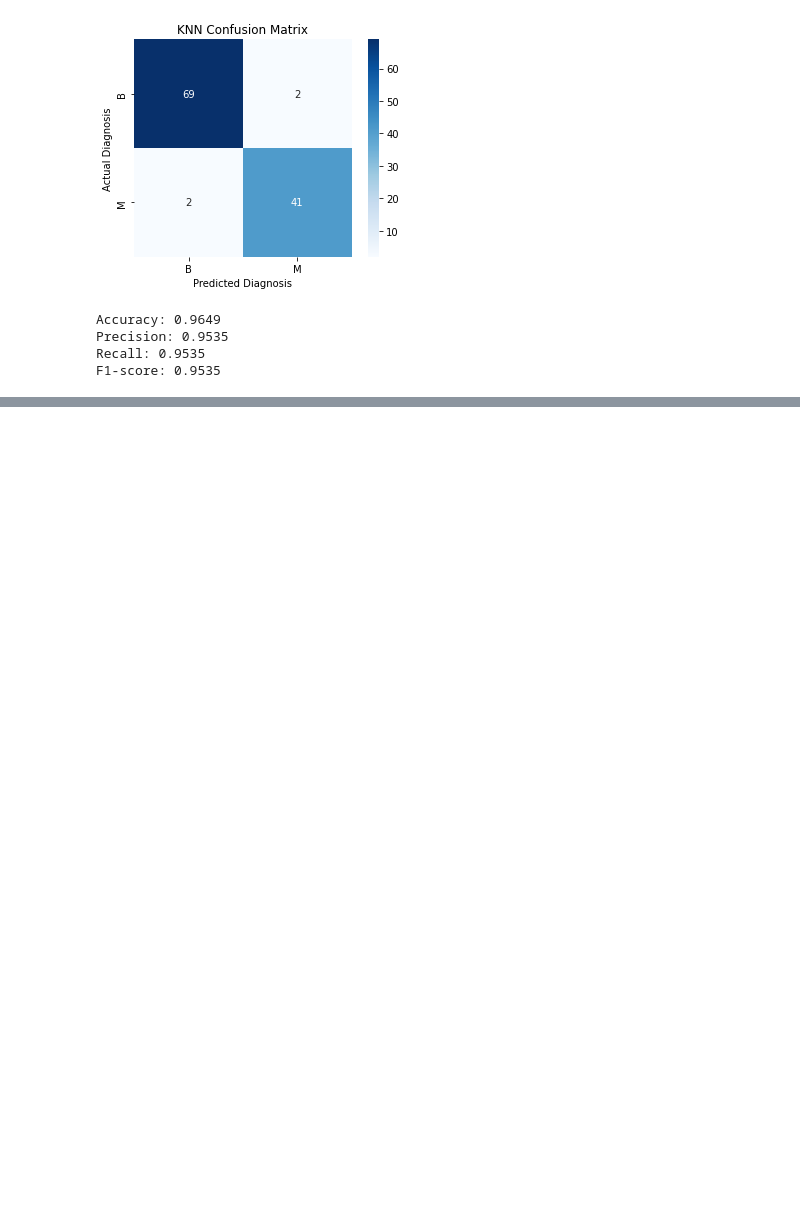
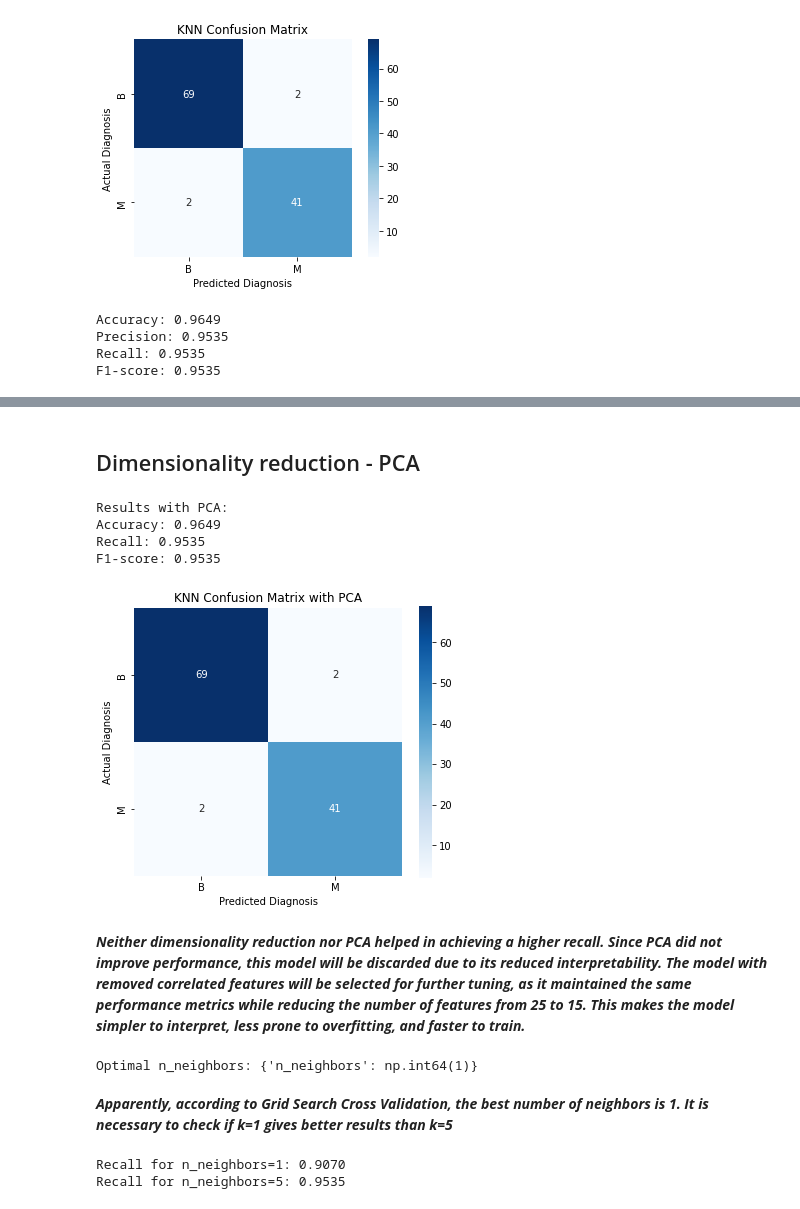
Before and after one commit to MichalWronskiMW/ML-training, a Jupyter notebook: Breast Cancer/Breast Cancer.ipynb, the cells around one changed output, grey strips where cells are left out. Drawn from its saved outputs; the diff is of its cells as text; code cells hidden in the pictures; blank space fills up the shorter version.

```diff
--- a/Breast Cancer/Breast Cancer.ipynb
+++ b/Breast Cancer/Breast Cancer.ipynb
@@ -220,0 +350,40 @@ This is a critical issue in medical diagnosis, as false negatives could lead to
+# %% [markdown]
+## Dimensionality reduction - PCA
+# %%
+# Apply PCA - Find optimal number of components
+pca = PCA(n_components=10)  # You can experiment with different values
+X_train_pca = pca.fit_transform(X_train_std)
+X_test_pca = pca.transform(X_test_std)
+
+# Train KNN on PCA-transformed data
+knn_pca = KNeighborsClassifier(n_neighbors=5)
+knn_pca.fit(X_train_pca, y_train)
+y_pred_pca = knn_pca.predict(X_test_pca)
+
+# Evaluate PCA-based model
+print("\nResults with PCA:")
+print(f"Accuracy: {accuracy_score(y_test, y_pred_pca):.4f}")
+print(f"Recall: {recall_score(y_test, y_pred_pca):.4f}")
+print(f"F1-score: {f1_score(y_test, y_pred_pca):.4f}")
+
+# Confusion matrix for PCA model
+pca_confusion = confusion_matrix(y_test, y_pred_pca)
+
+plt.figure(figsize=(6,5))
+sns.heatmap(pca_confusion, cmap="Blues", annot=True, fmt="g", square=True,
+            xticklabels=["B", "M"], yticklabels=["B", "M"])
+plt.xlabel('Predicted Diagnosis')
+plt.ylabel('Actual Diagnosis')
+plt.title('KNN Confusion Matrix with PCA')
+plt.show()
+# %% [output]
+Results with PCA:
+Accuracy: 0.9649
+Recall: 0.9535
+F1-score: 0.9535
+[figure, added]
+# %% [markdown]
+<b><i>Neither dimensionality reduction nor PCA helped in achieving a higher recall.
+Since PCA did not improve performance, this model will be discarded due to its reduced interpretability.
+The model with removed correlated features will be selected for further tuning, as it maintained the same performance metrics while reducing the number of features from 25 to 15.
+This makes the model simpler to interpret, less prone to overfitting, and faster to train.</b></i>
@@ -220,0 +392,27 @@ This is a critical issue in medical diagnosis, as false negatives could lead to
+# %%
+param_grid  = {'n_neighbors': np.arange(1, 50)}
+
+knn_cv = GridSearchCV(knn, param_grid, cv=5, scoring='recall')
+knn_cv.fit(X_train_std, y_train)
+
+print("Optimal n_neighbors:", knn_cv.best_params_)
+# %% [output]
+Optimal n_neighbors: {'n_neighbors': np.int64(1)}
+# %% [markdown]
+<b><i>
+Apparently, according to Grid Search Cross Validation, the best number of neighbors is 1.
+It is necessary to check if k=1 gives better results than k=5
+</b></i>
+# %%
+knn_1 = KNeighborsClassifier(n_neighbors=1)
+knn_1.fit(X_train_std, y_train)
+y_pred_1 = knn_1.predict(X_test_std)
+print(f"Recall for n_neighbors=1: {recall_score(y_test, y_pred_1):.4f}")
+
+knn_5 = KNeighborsClassifier(n_neighbors=5)
+knn_5.fit(X_train_std, y_train)
+y_pred_5 = knn_5.predict(X_test_std)
+print(f"Recall for n_neighbors=5: {recall_score(y_test, y_pred_5):.4f}")
+# %% [output]
+Recall for n_neighbors=1: 0.9070
+Recall for n_neighbors=5: 0.9535
```
Also changed, not shown: parts of 15 cells of this notebook.
